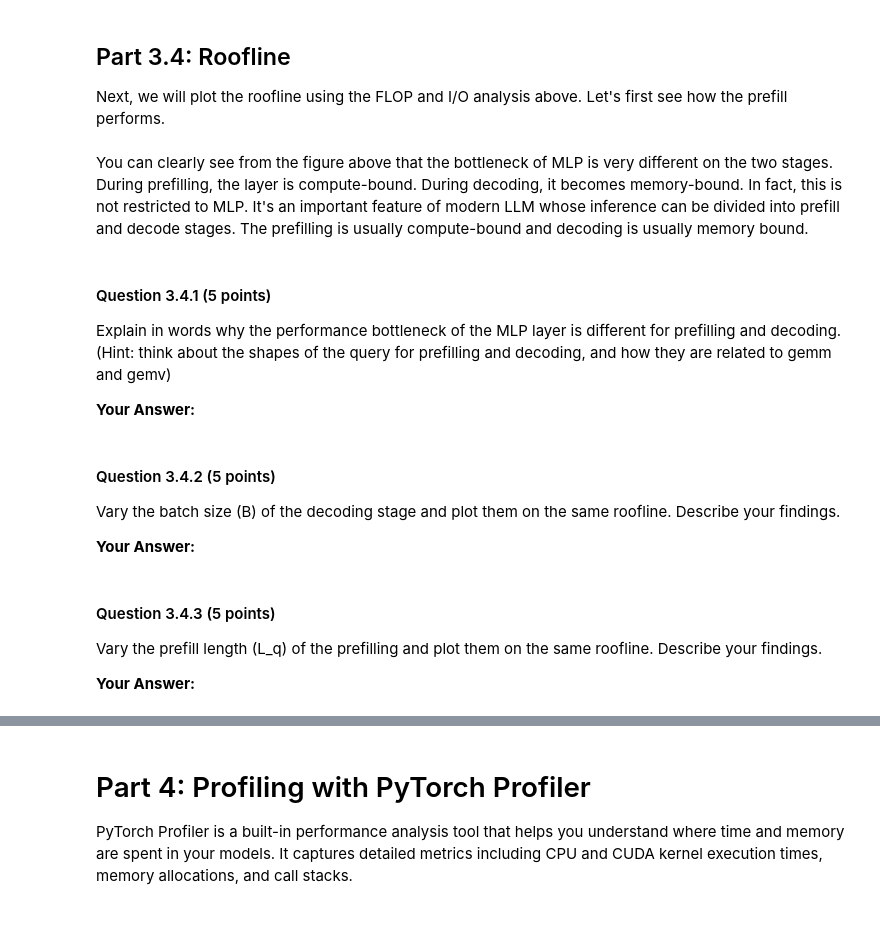
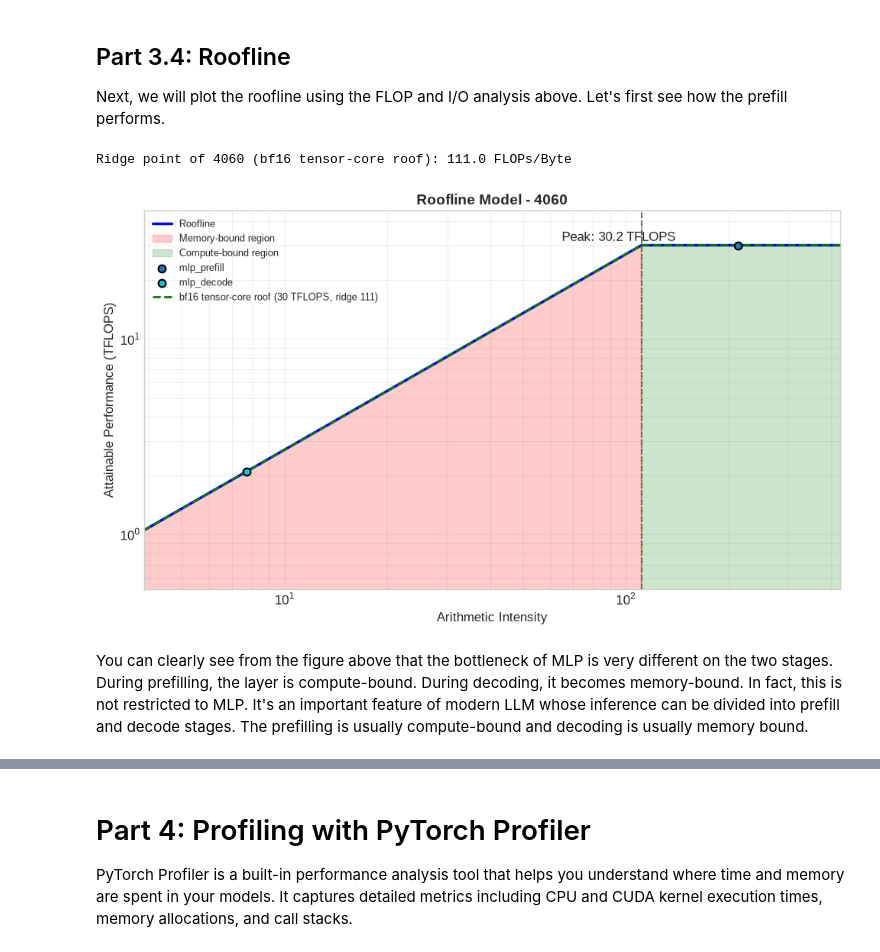
Before and after one commit to Melody-Zhou/mit-6.5940-tinyml-fall2026, a Jupyter notebook: lab1_gpu_basics/lab1.ipynb, the cells around one changed output, grey strips where cells are left out. Cells and saved outputs as stored; diff of their text form; code cells hidden in the pictures; blank space fills up the shorter version.

```diff
--- a/lab1_gpu_basics/lab1.ipynb
+++ b/lab1_gpu_basics/lab1.ipynb
@@ -90,3 +117,4 @@ def latency_one_time(fn, *args, **kwargs):
     torch.cuda.synchronize()
     # Get the elapsed time
     elapsed_time = start.elapsed_time(end)
+    return elapsed_time
@@ -103,4 +137,6 @@ a = torch.randn(64, 64, dtype=torch.float32, device=device)
 b = torch.randn(64, 64, dtype=torch.float32, device=device)
 
 # YOUR CODE HERE
-raise NotImplementedError()
+for _ in range(5):
+    t = latency_one_time(gemm, a, b)
+    print(f"Latency of gemm: {t:.2f} ms")
@@ -917,45 +1165,36 @@ mlp_prefill_flops = calc_mlp_flops(B, L_q, D, I)
 mlp_prefill_io = calc_mlp_io(B, L_q, D, I)
 mlp_decode_flops = calc_mlp_flops(B, 1, D, I)
 mlp_decode_io = calc_mlp_io(B, 1, D, I)
 
 ai_to_plot = {
     'mlp_prefill': mlp_prefill_flops / mlp_prefill_io,
     'mlp_decode': mlp_decode_flops / mlp_decode_io,
 }
 
 ax = plot_roofline(
     gpu_name,
-    peak_flops,
+    gpu_spec["bf16_tflops"],
     peak_bandwidth,
     ai_to_plot
 )
 
 # Overlay the bf16 tensor-core roof: the Part-3 modules/tensors actually run in
 # bfloat16, so their attainable ceiling is the tensor-core roof, not the fp32
 # CUDA-core roof drawn above.
 import numpy as np
 bf16_peak = gpu_spec["bf16_tflops"] or gpu_spec["fp16_tflops"]  # T4 has no bf16 tensor cores: use its fp16 roof
 bf16_ridge = bf16_peak / peak_bandwidth
 _x_lo, _x_hi = ax.get_xlim()
 _x_hi = max(_x_hi, bf16_ridge * 3)
 _xs = np.logspace(np.log10(_x_lo), np.log10(_x_hi), 400)
 ax.loglog(_xs, np.minimum(peak_bandwidth * _xs, bf16_peak), 'g--', linewidth=2,
           label=f'bf16 tensor-core roof ({bf16_peak:.0f} TFLOPS, ridge {bf16_ridge:.0f})')
 ax.axvline(x=bf16_ridge, color='green', linestyle=':', linewidth=1.2)
 ax.set_xlim(_x_lo, _x_hi)
 ax.legend(fontsize=9)
 print(f"Ridge point of {gpu_name} (bf16 tensor-core roof): {bf16_ridge:.1f} FLOPs/Byte")
+# %% [output]
+Ridge point of 4060 (bf16 tensor-core roof): 111.0 FLOPs/Byte
+[figure, added]
 # %% [markdown]
 You can clearly see from the figure above that the bottleneck of MLP is very different on the two stages. During prefilling, the layer is compute-bound. During decoding, it becomes memory-bound. In fact, this is not restricted to MLP. It's an important feature of modern LLM whose inference can be divided into prefill and decode stages. The prefilling is usually compute-bound and decoding is usually memory bound.
-# %% [markdown]
-#### Question 3.4.1 (5 points)
-
-Explain in words why the performance bottleneck of the MLP layer is different for prefilling and decoding. (Hint: think about the shapes of the query for prefilling and decoding, and how they are related to gemm and gemv)
-
-**Your Answer:**
-# %% [markdown]
-#### Question 3.4.2 (5 points)
-
-Vary the batch size (B) of the decoding stage and plot them on the same roofline. Describe your findings.
-
-**Your Answer:**
@@ -972,6 +1200,0 @@ raise NotImplementedError()
-# %% [markdown]
-#### Question 3.4.3 (5 points)
-
-Vary the prefill length (L_q) of the prefilling and plot them on the same roofline. Describe your findings.
-
-**Your Answer:**
```
Also changed, not shown: parts of 63 cells of this notebook, 6 other files.
